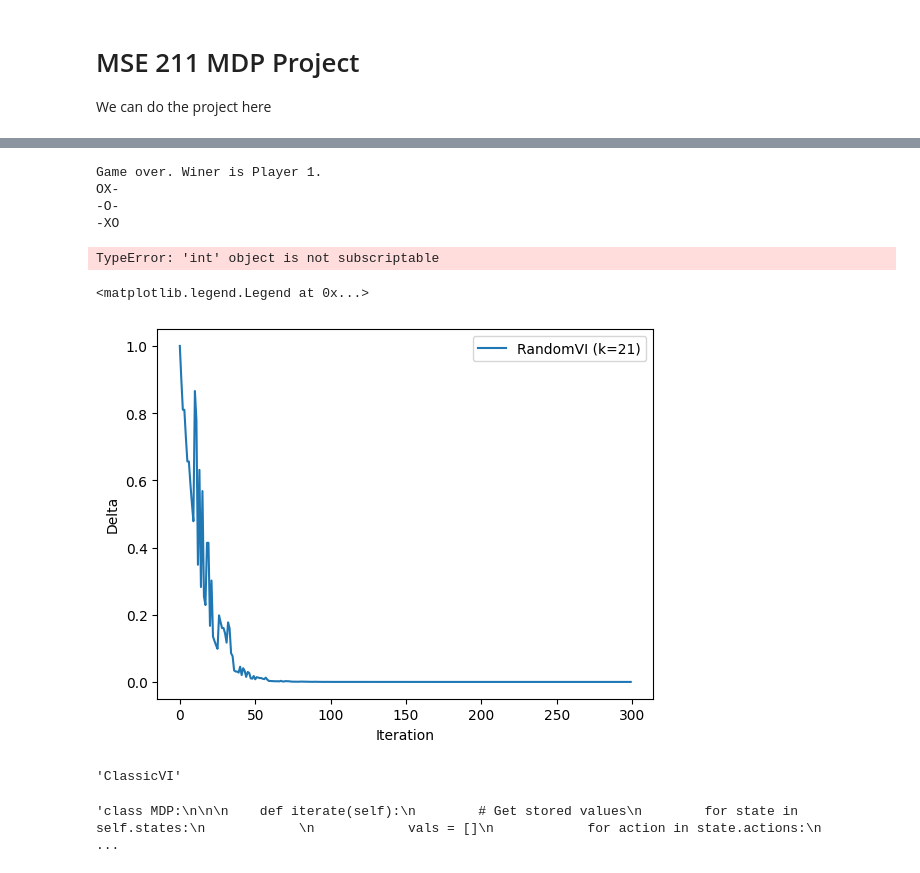
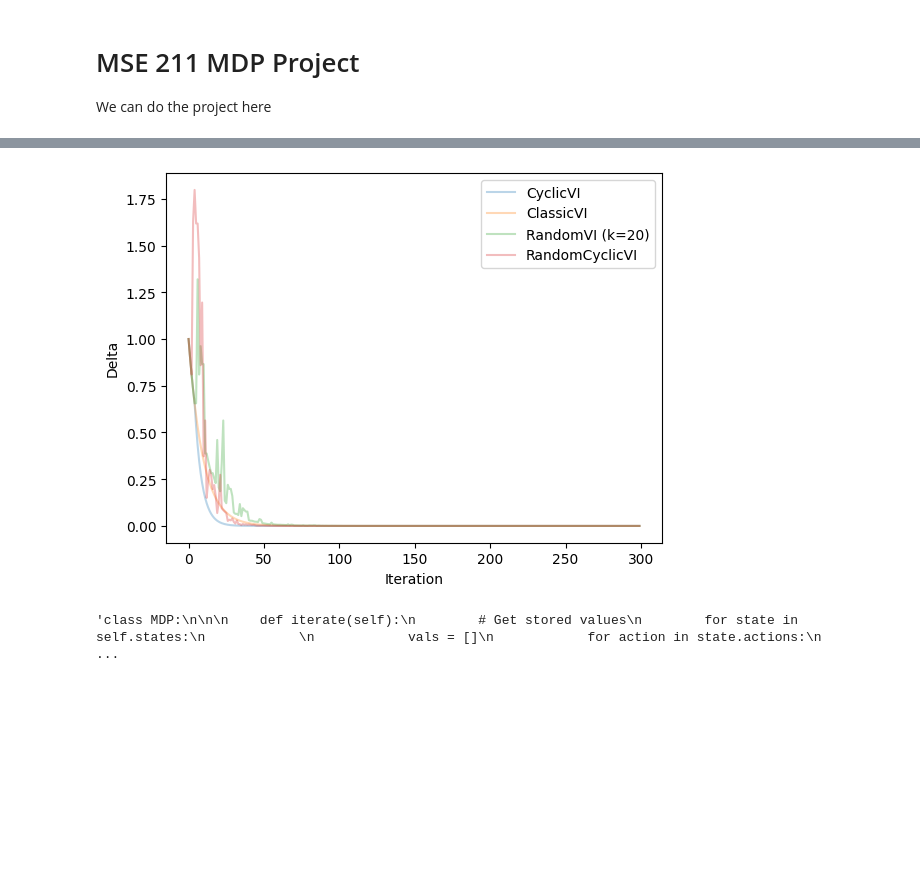
Before and after one commit to JordanTroutman/mse_211_project, a Jupyter notebook: Project.ipynb, the cells around one changed output, grey strips where cells are left out. Cells and saved outputs as stored; diff of their text form; code cells hidden in the pictures; blank space fills up the shorter version.

```diff
--- a/Project.ipynb
+++ b/Project.ipynb
@@ -5,36 +33,23 @@ We can do the project here
 # %%
-from solver import Solver, CyclicVI, ClassicVI
-from game import SimpleGame
+from solver import Solver, CyclicVI, ClassicVI, RandomVI, RandomCyclicVI
+from game import SimpleGame, GridWorld
+import matplotlib.pyplot as plt
 
-# g = GridWorld(5)
-g = SimpleGame()
+g = GridWorld(5)
+# g = SimpleGame()
 
 
-iterators = [CyclicVI(), ClassicVI()]#[RandomVI(k=k) for k in range(1, 26, 5)]
+iterators = [CyclicVI(), ClassicVI(), RandomVI(k=20), RandomCyclicVI(k=20)]#[RandomVI(k=k) for k in range(1, 26, 5)]
 
 for iterator in iterators:
     solver = Solver(iterator, g, 0.9)
     solver.solve(steps = 300)
     solver.plot_delta()
 
 plt.legend()
 plt.show()
 # %% [output]
-Game over. Winer is Player 1.
-OX-
--O-
--XO
-TypeError: 'int' object is not subscriptable
+[figure, added]
-# %%
-solver.plot_delta()
-plt.legend()
-# %% [output]
-<matplotlib.legend.Legend at 0x...>
-[figure, removed]
-# %%
-type(iterator).__name__
-# %% [output]
-'ClassicVI'
 # %%
 """
 MDPSolver:
```
Also changed, not shown: parts of 1 cell of this notebook, 3 other files.
